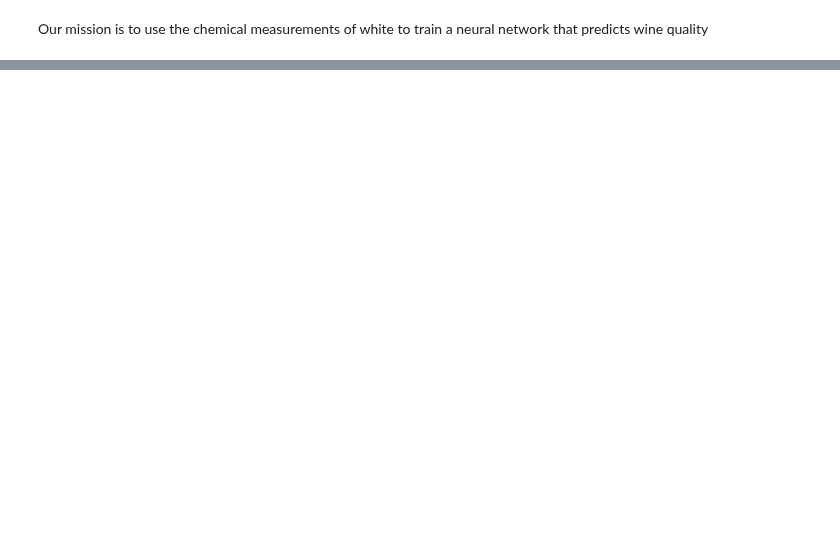
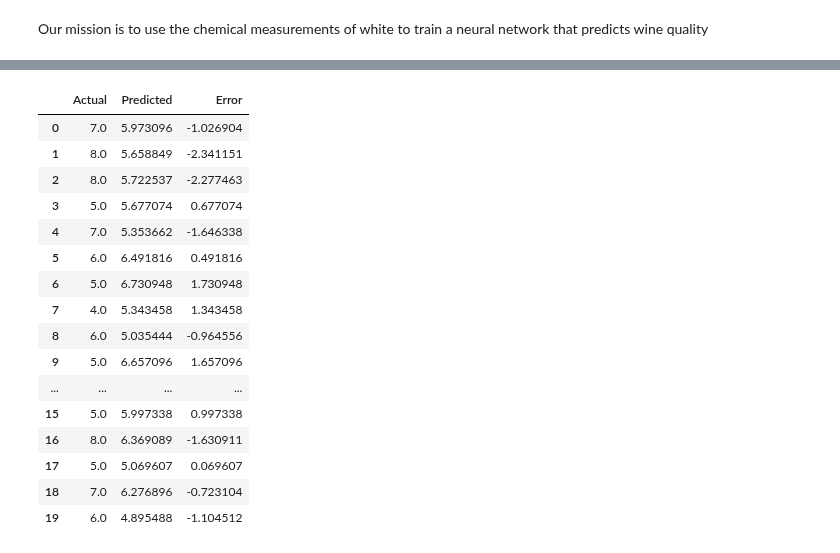
Before and after one commit to MumbaMumba789/Deep-Learning, a Jupyter notebook: myfirstlesson_on_nn/3_with_real_data.ipynb, the cells around one changed output, grey strips where cells are left out. Drawn from its saved outputs; the diff is of its cells as text; code cells hidden in the pictures; blank space fills up the shorter version.

```diff
--- a/myfirstlesson_on_nn/3_with_real_data.ipynb
+++ b/myfirstlesson_on_nn/3_with_real_data.ipynb
@@ -29,0 +68,20 @@ FileNotFoundError: Could not find the wine quality data file: myfirstlesson_on_n
+# %%
+import torch
+
+# Convert only variables that are pandas objects
+if not isinstance(X_train, torch.Tensor):
+    X_train = torch.tensor(X_train.to_numpy(), dtype=torch.float32)
+
+if not isinstance(X_test, torch.Tensor):
+    X_test = torch.tensor(X_test.to_numpy(), dtype=torch.float32)
+
+if not isinstance(y_train, torch.Tensor):
+    y_train = torch.tensor(y_train.to_numpy(), dtype=torch.float32).reshape(-1, 1)
+
+if not isinstance(y_test, torch.Tensor):
+    y_test = torch.tensor(y_test.to_numpy(), dtype=torch.float32).reshape(-1, 1)
+
+print("X_train:", X_train.shape)
+print("y_train:", y_train.shape)
+print("X_test:", X_test.shape)
+print("y_test:", y_test.shape)
@@ -29,0 +205,16 @@ FileNotFoundError: Could not find the wine quality data file: myfirstlesson_on_n
+# %%
+#model evaluations
+model.eval()
+with torch.no_grad():
+    test_predictions = model(X_test)
+
+print("First 10 predictions:")
+print(test_predictions[:10])
+
+print("\nFirst 10 actual values:")
+print(y_test[:10])
+
+with torch.no_grad():
+    test_loss = loss_fn(test_predictions, y_test)
+
+print('Test MSE:', test_loss.item())
@@ -29,0 +239,27 @@ FileNotFoundError: Could not find the wine quality data file: myfirstlesson_on_n
+# %%
+comparison = pd.DataFrame({
+    "Actual": y_test[:20].flatten().numpy(),
+    "Predicted": test_predictions[:20].flatten().numpy()
+})
+
+comparison["Error"] = comparison["Predicted"] - comparison["Actual"]
+
+display(comparison)
+# %% [output]
+|  | Actual | Predicted | Error |
+| 0 | 7.0 | 5.973096 | -1.026904 |
+| 1 | 8.0 | 5.658849 | -2.341151 |
+| 2 | 8.0 | 5.722537 | -2.277463 |
+| 3 | 5.0 | 5.677074 | 0.677074 |
+| 4 | 7.0 | 5.353662 | -1.646338 |
+| 5 | 6.0 | 6.491816 | 0.491816 |
+| 6 | 5.0 | 6.730948 | 1.730948 |
+| 7 | 4.0 | 5.343458 | 1.343458 |
+| 8 | 6.0 | 5.035444 | -0.964556 |
+| 9 | 5.0 | 6.657096 | 1.657096 |
+| ... | ... | ... | ... |
+| 15 | 5.0 | 5.997338 | 0.997338 |
+| 16 | 8.0 | 6.369089 | -1.630911 |
+| 17 | 5.0 | 5.069607 | 0.069607 |
+| 18 | 7.0 | 6.276896 | -0.723104 |
+| 19 | 6.0 | 4.895488 | -1.104512 |
```
Also changed, not shown: parts of 12 cells of this notebook.
